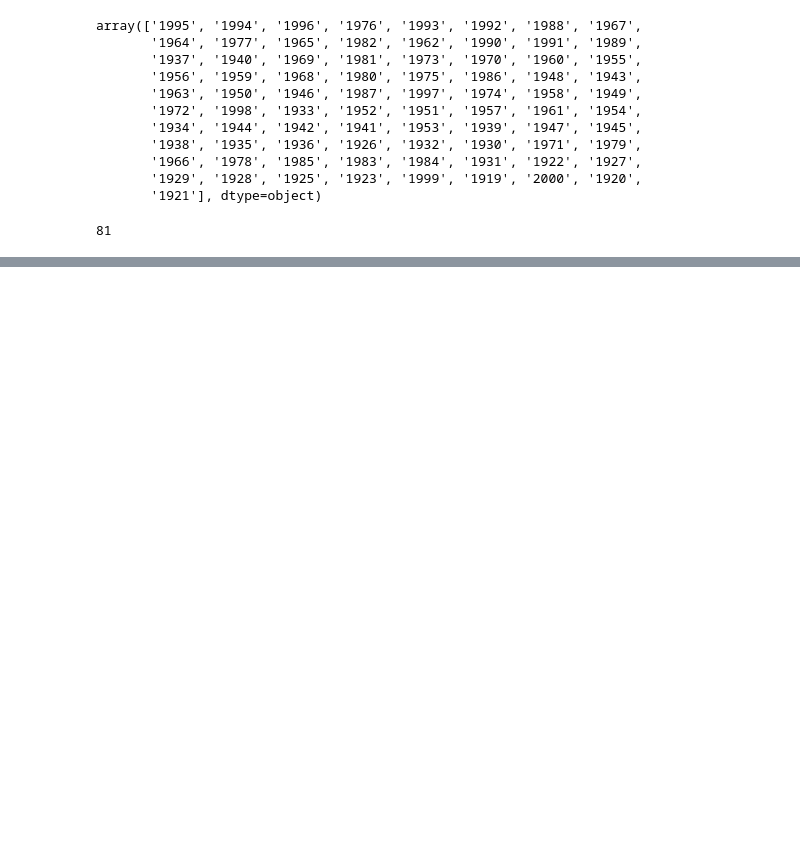
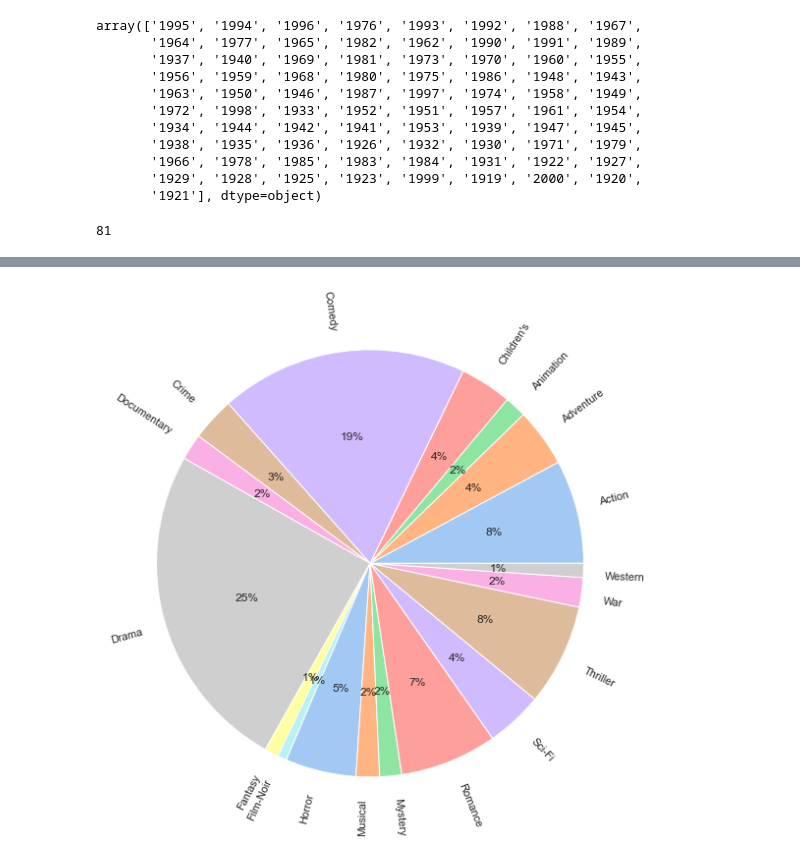
Before and after one commit to Elenotes/Visualitzacio_grafica_multiples_variables, a Jupyter notebook: S04_T02_Visualitzacio_grafica_multiples_variables.ipynb, the cells around one changed output, grey strips where cells are left out. Saved outputs shown, nothing was run; the diff lists cells and outputs as text; code cells hidden in the pictures; blank space fills up the shorter version.

```diff
--- a/S04_T02_Visualitzacio_grafica_multiples_variables.ipynb
+++ b/S04_T02_Visualitzacio_grafica_multiples_variables.ipynb
@@ -346,0 +395,4 @@ mov.Year.nunique()
+# %%
+#get the genres as a list in the same column
+mov.genres = mov.genres.str.split(pat="|").tolist()
+mov.head()
@@ -346,0 +407,4 @@ mov.Year.nunique()
+# %%
+#new dataframe with year and genres
+df = pd.DataFrame(mov, columns=['year', 'genres'])
+df
@@ -346,0 +426,4 @@ mov.Year.nunique()
+# %%
+#to get the individuas genres per year, one can use explode() to get a new series.
+genres_year = df.explode('genres')
+genres_year.head() #this is a dataframe
@@ -346,0 +450,4 @@ mov.Year.nunique()
+# %%
+#total films by genre
+yg = genres_year.groupby('genres')['year'].count()
+yg #this is a serie
@@ -346,0 +475,6 @@ mov.Year.nunique()
+# %%
+colors = sns.color_palette('pastel')
+plt.pie(yg, labels = yg.index, colors = colors, rotatelabels = True, autopct='%.0f%%')
+plt.show()
+# %% [output]
+[figure, added]
```
Also changed, not shown: parts of 28 cells of this notebook.
